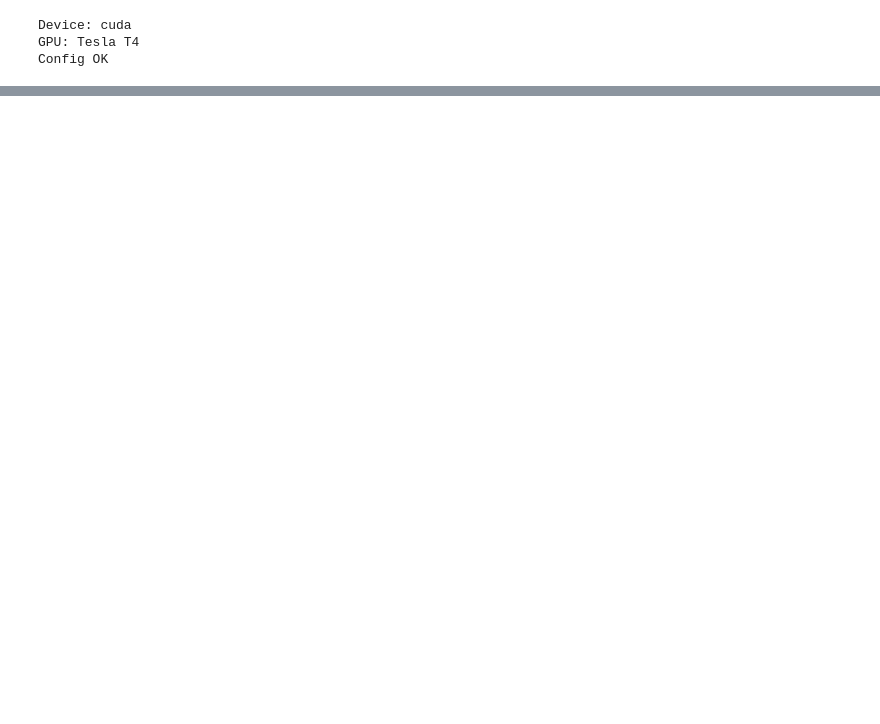
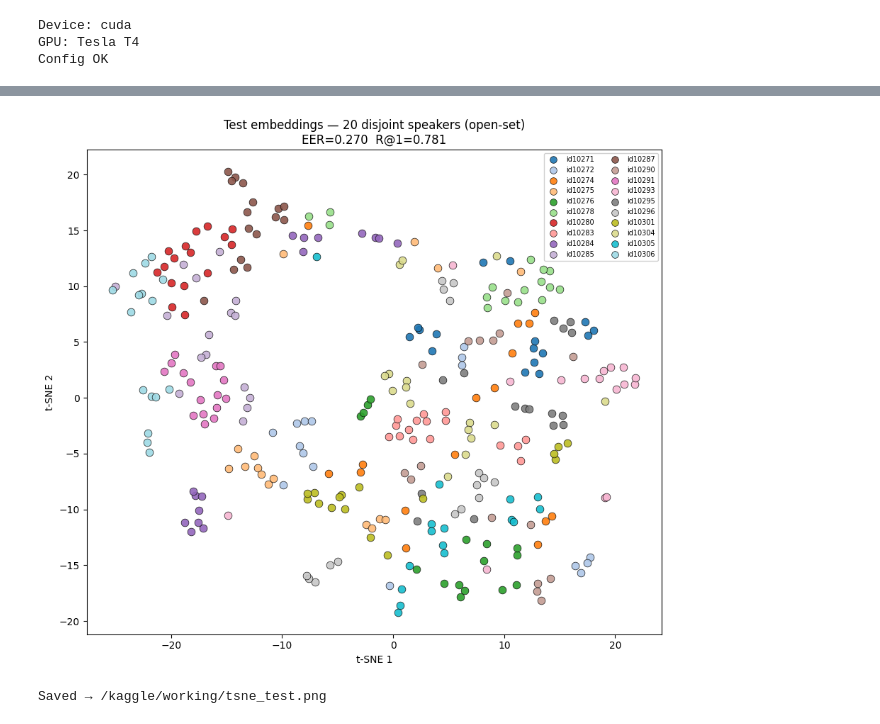
Before and after one commit to qphulong/snn_playground, a Jupyter notebook: training/be_ann_w_fingerprints/fingerprint_embedding_poc.ipynb, the cells around one changed output, grey strips where cells are left out. Cells and saved outputs as stored; diff of their text form; code cells hidden in the pictures; blank space fills up the shorter version.

Commit message:
Half Vox1 run checkpoint

```diff
--- a/training/be_ann_w_fingerprints/fingerprint_embedding_poc.ipynb
+++ b/training/be_ann_w_fingerprints/fingerprint_embedding_poc.ipynb
@@ -93,19 +103,19 @@ Label map: {'id10003': 0, 'id10004': 1, 'id10009': 2, 'id10019': 3, 'id10022': 4
 # %%
 class FingerprintAugment:
-    """Online augmentation — applied per sample during training."""
+    """Online augmentation — applied per sample (C, H, W=672) during training."""
     def __call__(self, x: torch.Tensor) -> torch.Tensor:
         x = x.clone().float()
 
-        # Random W-crop: extract window, zero-pad back to 672
-        crop_w = random.randint(576, 672)
-        start  = random.randint(0, 672 - crop_w)
-        x      = F.pad(x[:, :, start:start + crop_w], (0, 672 - crop_w))
+        # Random crop along the hidden-neuron (W) axis, zero-pad back to 672
+        crop_w = random.randint(576, W_HID)
+        start  = random.randint(0, W_HID - crop_w)
+        x      = F.pad(x[:, :, start:start + crop_w], (0, W_HID - crop_w))
 
-        # Additive Gaussian noise with p=0.5
+        # Additive Gaussian noise (p=0.5)
         if random.random() < 0.5:
-            x = x + torch.randn_like(x) * (0.01 * x.std().item())
+            x = x + torch.randn_like(x) * (0.01 * x.std())
 
-        # Random amplitude scale with p=0.5
+        # Random amplitude scale (p=0.5)
         if random.random() < 0.5:
             x = x * random.uniform(0.95, 1.05)
 
@@ -525,0 +471,38 @@ Test samples: 800  |  session-in-train: 400  test-only: 400
+# %%
+# t-SNE of the test embeddings, coloured by the (disjoint) test speaker.
+# Tight, well-separated per-speaker clusters → good open-set verification.
+import matplotlib as mpl
+
+ckpt = torch.load(CHECKPOINT, map_location=DEVICE, weights_only=False)
+model.load_state_dict(ckpt["model"])
+
+emb, lbl = encode_all(val_loader, model)               # val_loader is shuffle=False
+assert np.array_equal(lbl.numpy(), y_val), "embedding order misaligned with labels"
+emb_np = emb.numpy()
+
+perp   = min(30, len(emb_np) - 1)
+coords = TSNE(n_components=2, perplexity=perp, init="pca",
+              random_state=42).fit_transform(emb_np)
+
+pid_arr = np.asarray(pid_val)
+cmap    = mpl.colormaps["tab20"].resampled(len(val_persons))
+
+fig, ax = plt.subplots(figsize=(9, 8))
+for i, person in enumerate(val_persons):
+    m = pid_arr == person
+    ax.scatter(coords[m, 0], coords[m, 1], color=cmap(i), s=60,
+               edgecolors="black", linewidths=0.5, alpha=0.9, label=person)
+
+ax.set(xlabel="t-SNE 1", ylabel="t-SNE 2",
+       title=f"Test embeddings — {len(val_persons)} disjoint speakers (open-set)\n"
+             f"EER={ckpt.get('eer', float('nan')):.3f}  "
+             f"R@1={ckpt.get('rank1', float('nan')):.3f}")
+ax.legend(ncol=2, fontsize=7, markerscale=0.9, loc="best", framealpha=0.9)
+plt.tight_layout()
+out_path = os.path.join(WORK_DIR, "tsne_test.png")
+plt.savefig(out_path, dpi=120)
+plt.show()
+print(f"Saved → {out_path}")
+# %% [output]
+[figure, added]
+Saved → /kaggle/working/tsne_test.png
```
Also changed, not shown: parts of 11 cells of this notebook, 1 other file.
